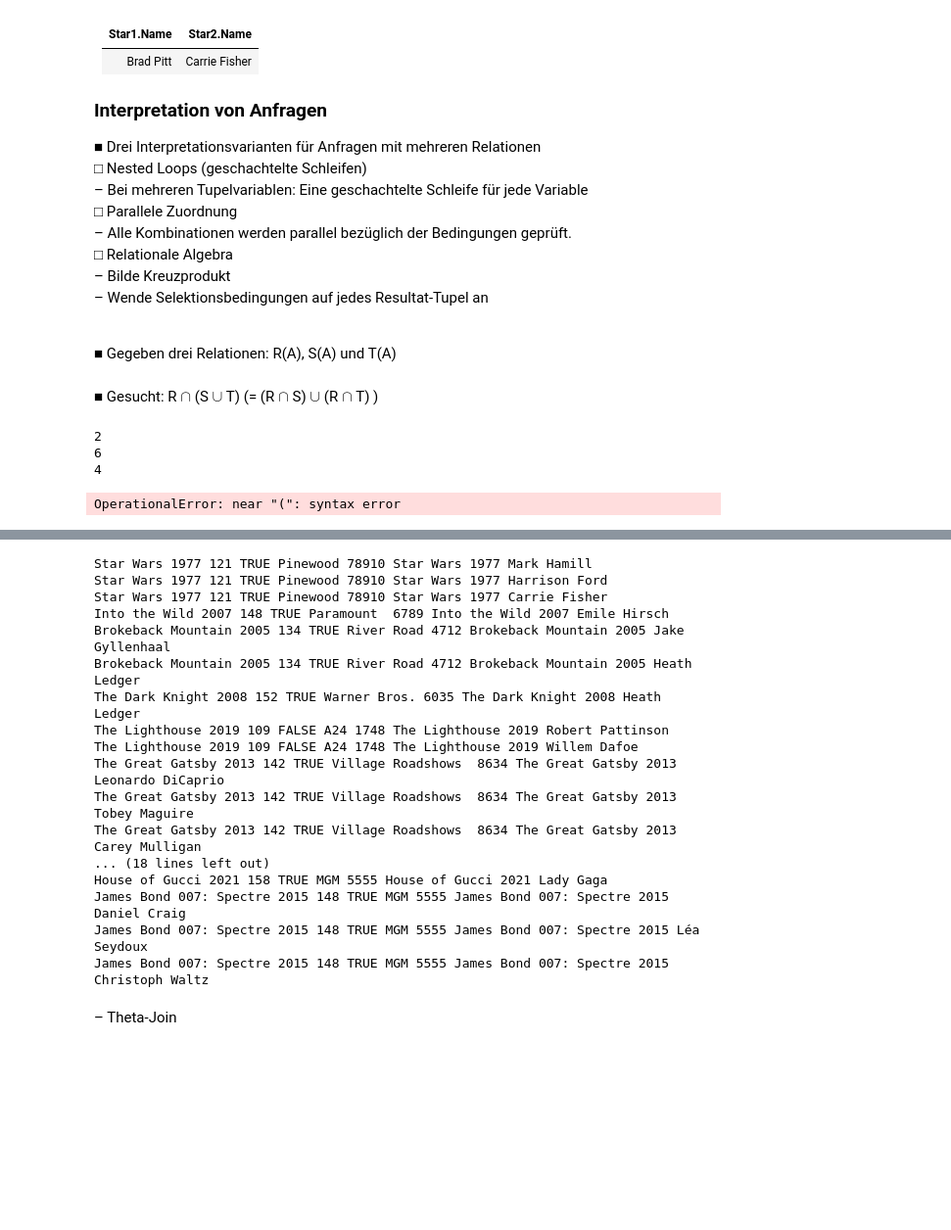
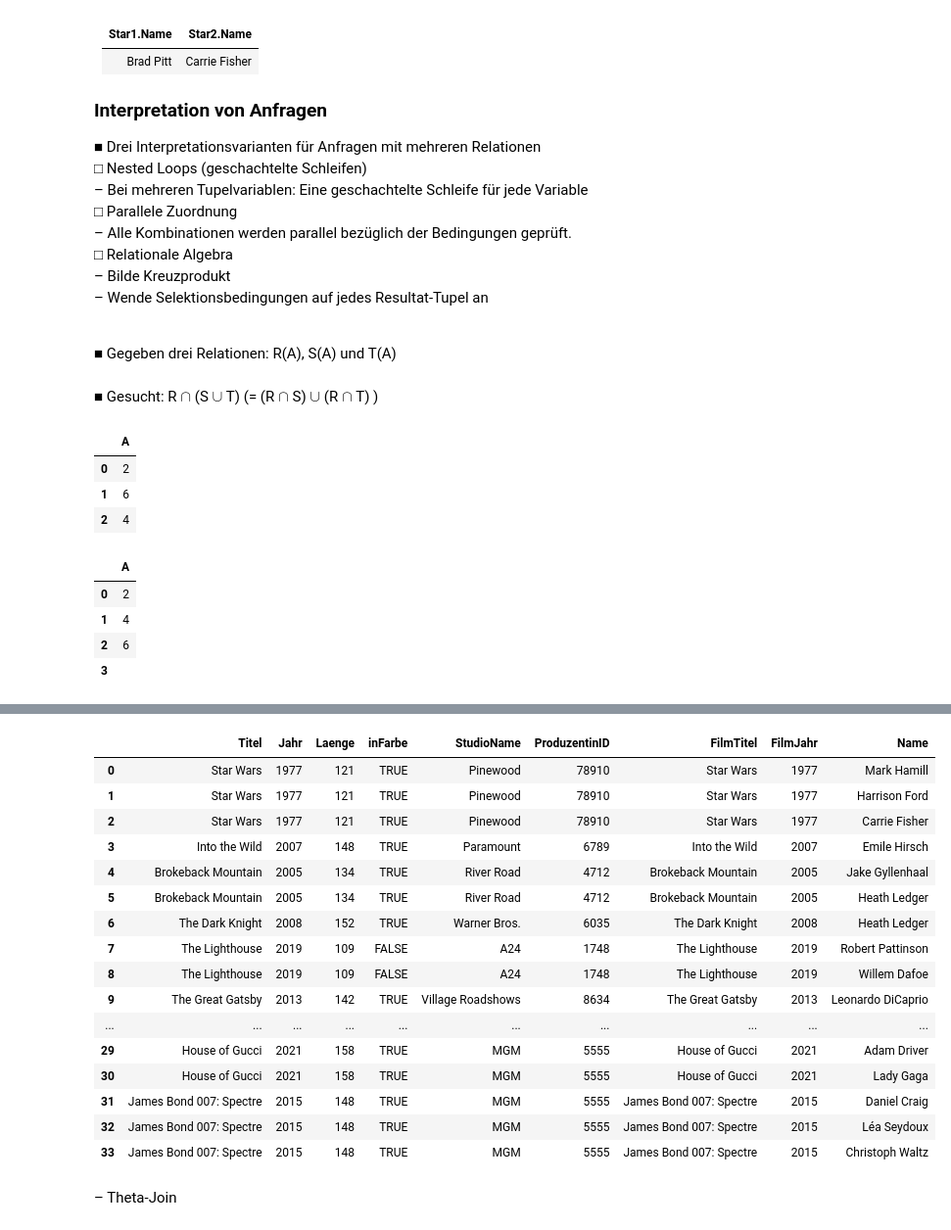
Before and after one commit to lejuliennn/GDBS_Script_Fork, a Jupyter notebook: _build/html/_sources/09/sql.ipynb, the cells around one changed output, grey strips where cells are left out. Shown at 98% size. Drawn from its saved outputs; the diff is of its cells as text; code cells hidden in the pictures; blank space fills up the shorter version.

```diff
--- a/_build/html/_sources/09/sql.ipynb
+++ b/_build/html/_sources/09/sql.ipynb
@@ -1009,18 +937,13 @@ Léa Seydoux Vincent Cassel
 
 __SQL__ = "SELECT R.A FROM R, S, T WHERE R.A = S.A OR R.A = T.A;"
 conn = sqlite3.connect("rst/rst.db")
-cur = conn.cursor()
-cur.execute(__SQL__)
-rows = cur.fetchall()
-
-for row in rows:
-    for col in row:
-        print(col,end=' ')
-    print()
+df = pd.read_sql_query(__SQL__, conn)
+df
 # %% [output]
-2
-6
-4
+|  | A |
+| 0 | 2 |
+| 1 | 6 |
+| 2 | 4 |
 # %%
 #SELECT *
 #FROM
@@ -1034,18 +957,16 @@ for row in rows:
 #   )
 #)
 
-__SQL__ = "SELECT * FROM (SELECT A FROM R) INTERSECT (SELECT * FROM (SELECT A FROM S) UNION (SELECT A FROM T))"
+__SQL__ = "SELECT * FROM (SELECT A FROM R INTERSECT SELECT * FROM (SELECT A FROM S) UNION SELECT A FROM T)"
 conn = sqlite3.connect("rst/rst.db")
-cur = conn.cursor()
-cur.execute(__SQL__)
-rows = cur.fetchall()
-
-for row in rows:
-    for col in row:
-        print(col,end=' ')
-    print()
+df = pd.read_sql_query(__SQL__, conn)
+df
 # %% [output]
-OperationalError: near "(": syntax error
+|  | A |
+| 0 | 2 |
+| 1 | 4 |
+| 2 | 6 |
+| 3 |  |
 # %% [markdown]
 ■ Problemfall: T ist leer, hat also kein Tupel
 <br><br>
@@ -1070,38 +991,32 @@ OperationalError: near "(": syntax error
 # %%
 #alte Anfrage
 #Film JOIN spielt_in ON Titel = FilmTitel AND Jahr = FilmJahr
 
 #neue Anfrage
 #SELECT * FROM Film JOIN spielt_in ON Titel = FilmTitel AND Jahr = FilmJahr
 
 __SQL__ = "SELECT * FROM Film JOIN spielt_in ON Titel = FilmTitel AND Jahr = FilmJahr"
 conn = sqlite3.connect("filme/filme.db")
-cur = conn.cursor()
-cur.execute(__SQL__)
-rows = cur.fetchall()
-
-for row in rows:
-    for col in row:
-        print(col,end=' ')
-    print()
+df = pd.read_sql_query(__SQL__, conn)
+df
 # %% [output]
-Star Wars 1977 121 TRUE Pinewood 78910 Star Wars 1977 Mark Hamill
-Star Wars 1977 121 TRUE Pinewood 78910 Star Wars 1977 Harrison Ford
-Star Wars 1977 121 TRUE Pinewood 78910 Star Wars 1977 Carrie Fisher
-Into the Wild 2007 148 TRUE Paramount  6789 Into the Wild 2007 Emile Hirsch
-Brokeback Mountain 2005 134 TRUE River Road 4712 Brokeback Mountain 2005 Jake Gyllenhaal
-Brokeback Mountain 2005 134 TRUE River Road 4712 Brokeback Mountain 2005 Heath Ledger
-The Dark Knight 2008 152 TRUE Warner Bros. 6035 The Dark Knight 2008 Heath Ledger
-The Lighthouse 2019 109 FALSE A24 1748 The Lighthouse 2019 Robert Pattinson
-The Lighthouse 2019 109 FALSE A24 1748 The Lighthouse 2019 Willem Dafoe
-The Great Gatsby 2013 142 TRUE Village Roadshows  8634 The Great Gatsby 2013 Leonardo DiCaprio
-The Great Gatsby 2013 142 TRUE Village Roadshows  8634 The Great Gatsby 2013 Tobey Maguire
-The Great Gatsby 2013 142 TRUE Village Roadshows  8634 The Great Gatsby 2013 Carey Mulligan
-... (18 lines left out)
-House of Gucci 2021 158 TRUE MGM 5555 House of Gucci 2021 Lady Gaga
-James Bond 007: Spectre 2015 148 TRUE MGM 5555 James Bond 007: Spectre 2015 Daniel Craig
-James Bond 007: Spectre 2015 148 TRUE MGM 5555 James Bond 007: Spectre 2015 Léa Seydoux
-James Bond 007: Spectre 2015 148 TRUE MGM 5555 James Bond 007: Spectre 2015 Christoph Waltz
+|  | Titel | Jahr | Laenge | inFarbe | StudioName | ProduzentinID | FilmTitel | FilmJahr | Name |
+| 0 | Star Wars | 1977 | 121 | TRUE | Pinewood | 78910 | Star Wars | 1977 | Mark Hamill |
+| 1 | Star Wars | 1977 | 121 | TRUE | Pinewood | 78910 | Star Wars | 1977 | Harrison Ford |
+| 2 | Star Wars | 1977 | 121 | TRUE | Pinewood | 78910 | Star Wars | 1977 | Carrie Fisher |
+| 3 | Into the Wild | 2007 | 148 | TRUE | Paramount | 6789 | Into the Wild | 2007 | Emile Hirsch |
+| 4 | Brokeback Mountain | 2005 | 134 | TRUE | River Road | 4712 | Brokeback Mountain | 2005 | Jake Gyllenhaal |
+| 5 | Brokeback Mountain | 2005 | 134 | TRUE | River Road | 4712 | Brokeback Mountain | 2005 | Heath Ledger |
+| 6 | The Dark Knight | 2008 | 152 | TRUE | Warner Bros. | 6035 | The Dark Knight | 2008 | Heath Ledger |
+| 7 | The Lighthouse | 2019 | 109 | FALSE | A24 | 1748 | The Lighthouse | 2019 | Robert Pattinson |
+| 8 | The Lighthouse | 2019 | 109 | FALSE | A24 | 1748 | The Lighthouse | 2019 | Willem Dafoe |
+| 9 | The Great Gatsby | 2013 | 142 | TRUE | Village Roadshows | 8634 | The Great Gatsby | 2013 | Leonardo DiCaprio |
+| ... | ... | ... | ... | ... | ... | ... | ... | ... | ... |
+| 29 | House of Gucci | 2021 | 158 | TRUE | MGM | 5555 | House of Gucci | 2021 | Adam Driver |
+| 30 | House of Gucci | 2021 | 158 | TRUE | MGM | 5555 | House of Gucci | 2021 | Lady Gaga |
+| 31 | James Bond 007: Spectre | 2015 | 148 | TRUE | MGM | 5555 | James Bond 007: Spectre | 2015 | Daniel Craig |
+| 32 | James Bond 007: Spectre | 2015 | 148 | TRUE | MGM | 5555 | James Bond 007: Spectre | 2015 | Léa Seydoux |
+| 33 | James Bond 007: Spectre | 2015 | 148 | TRUE | MGM | 5555 | James Bond 007: Spectre | 2015 | Christoph Waltz |
 # %% [markdown]
 – Theta-Join
 # %%
```
Also changed, not shown: parts of 72 cells of this notebook, 7 other files.
